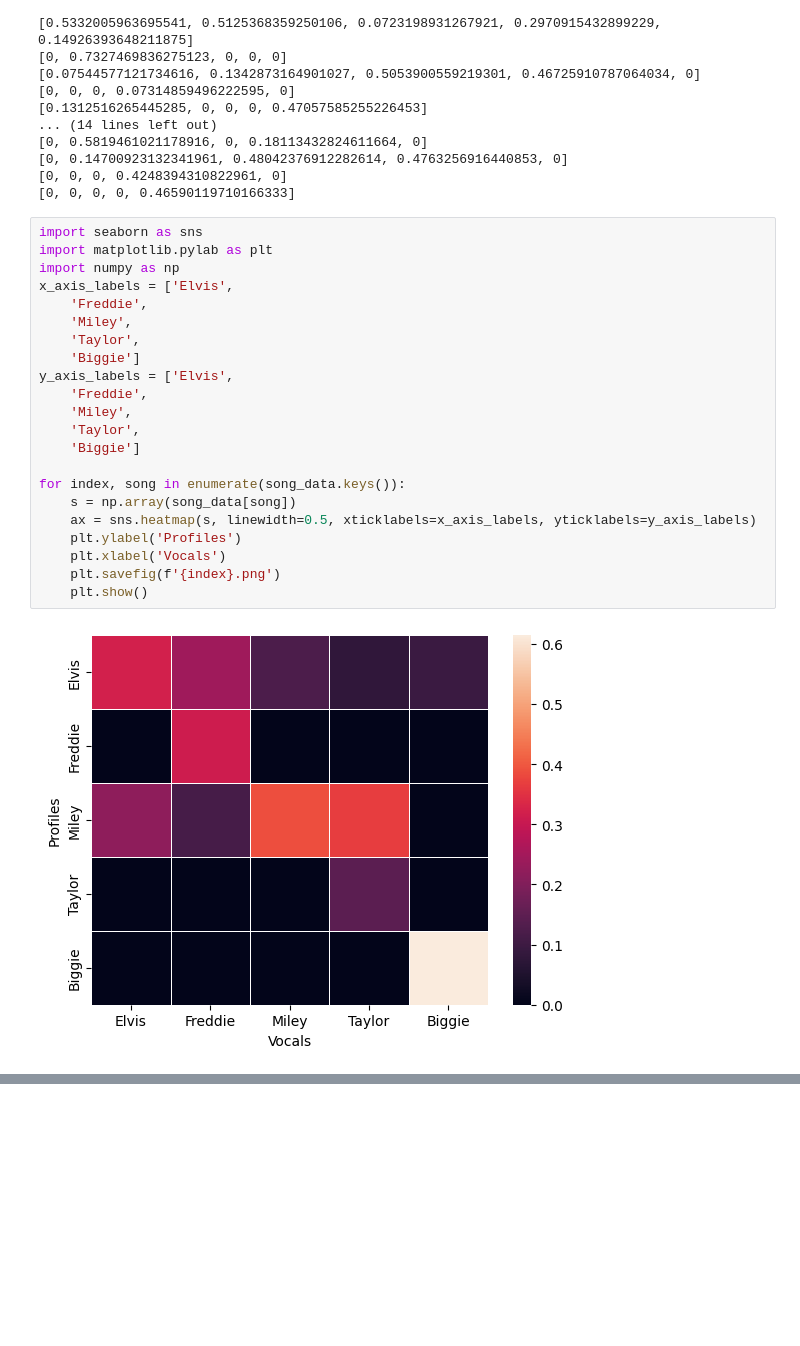
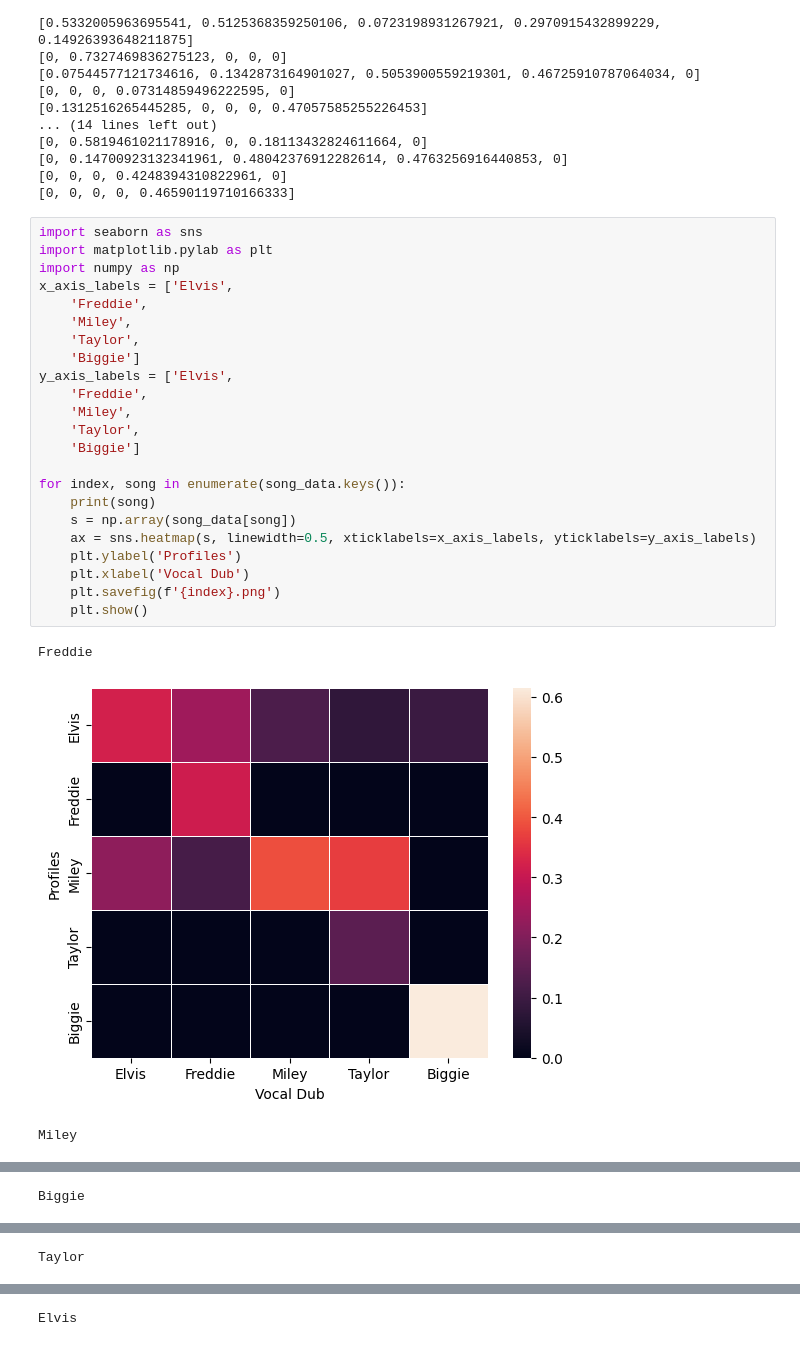
Before and after one commit to CMSC-33260-Voice-Dub-Detection/pico-voice-workflow, a Jupyter notebook: data_processing.ipynb, the cells around one changed output, grey strips where cells are left out. Drawn from its saved outputs; the diff is of its cells as text; blank space fills up the shorter version.

```diff
--- a/data_processing.ipynb
+++ b/data_processing.ipynb
@@ -140,24 +140,27 @@ for song in song_data.keys():
 # %%
 import seaborn as sns
 import matplotlib.pylab as plt
 import numpy as np
 x_axis_labels = ['Elvis',
     'Freddie',
     'Miley',
     'Taylor',
     'Biggie']
 y_axis_labels = ['Elvis',
     'Freddie',
     'Miley',
     'Taylor',
     'Biggie']
 
 for index, song in enumerate(song_data.keys()):
+    print(song)
     s = np.array(song_data[song])
     ax = sns.heatmap(s, linewidth=0.5, xticklabels=x_axis_labels, yticklabels=y_axis_labels)
     plt.ylabel('Profiles')
-    plt.xlabel('Vocals')
+    plt.xlabel('Vocal Dub')
     plt.savefig(f'{index}.png')
     plt.show()
 # %% [output]
+Freddie
-[figure, old version]
+[figure, new version]
+Miley
@@ -164,0 +168 @@ for index, song in enumerate(song_data.keys()):
+Biggie
@@ -165,0 +170 @@ for index, song in enumerate(song_data.keys()):
+Taylor
@@ -166,0 +172 @@ for index, song in enumerate(song_data.keys()):
+Elvis
```
Also changed, not shown: parts of 1 cell of this notebook, 5 other files.
